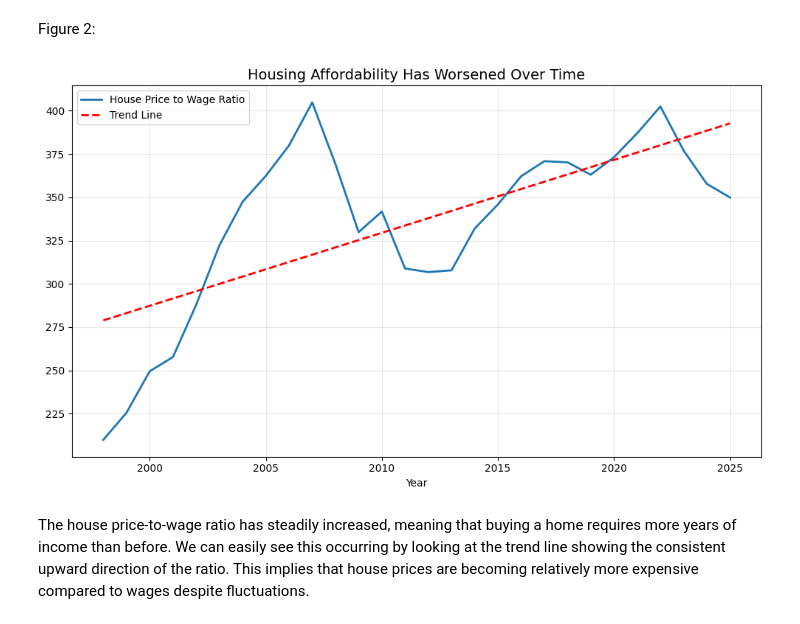
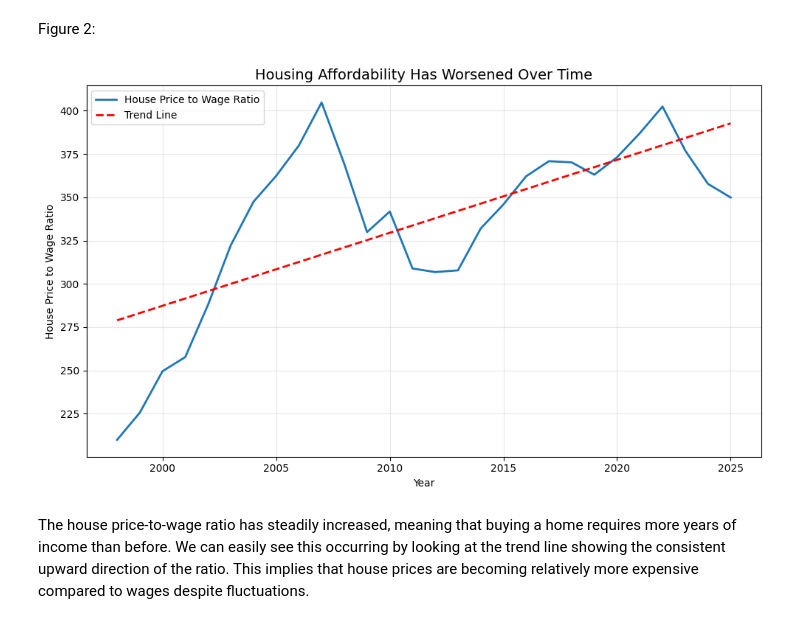
Before and after one commit to Ben-Morgan536/Are-Young-People-Priced-Out-of-Life-Project, a Jupyter notebook: blog.ipynb, the cells around one changed output. Cells and saved outputs as stored; diff of their text form; code cells hidden in the pictures.

```diff
--- a/blog.ipynb
+++ b/blog.ipynb
@@ -61,27 +61,28 @@ Figure 2:
 # %%
 plt.figure(figsize=(10,6))
 
 plt.plot(main_data["Year"], main_data["House_Price_to_Wage_Ratio"], label="House Price to Wage Ratio", linewidth=2)
 
 plt.title("Housing Affordability Has Worsened Over Time", fontsize=14)
 plt.xlabel("Year")
+plt.ylabel("House Price to Wage Ratio")
 
 plt.grid(alpha=0.3)
 plt.tight_layout()
 
 x = main_data["Year"]
 y = main_data["House_Price_to_Wage_Ratio"]
 
 m, c = np.polyfit(x, y, 1)
 trend = m * x + c
 
 plt.plot(x, trend, linestyle="--", color="red", linewidth=2, label="Trend Line")
 
 plt.legend()
 
 plt.show()
 # %% [output]
-[figure, old version]
+[figure, new version]
 # %% [markdown]
 The house price-to-wage ratio has steadily increased, meaning that buying a home requires more years of income than before. We can easily see this occurring by looking at the trend line showing the consistent upward direction of the ratio. This implies that house prices are becoming relatively more expensive compared to wages despite fluctuations.
 # %% [markdown]
```
Also changed, not shown: parts of 5 cells of this notebook, 3 other files.
